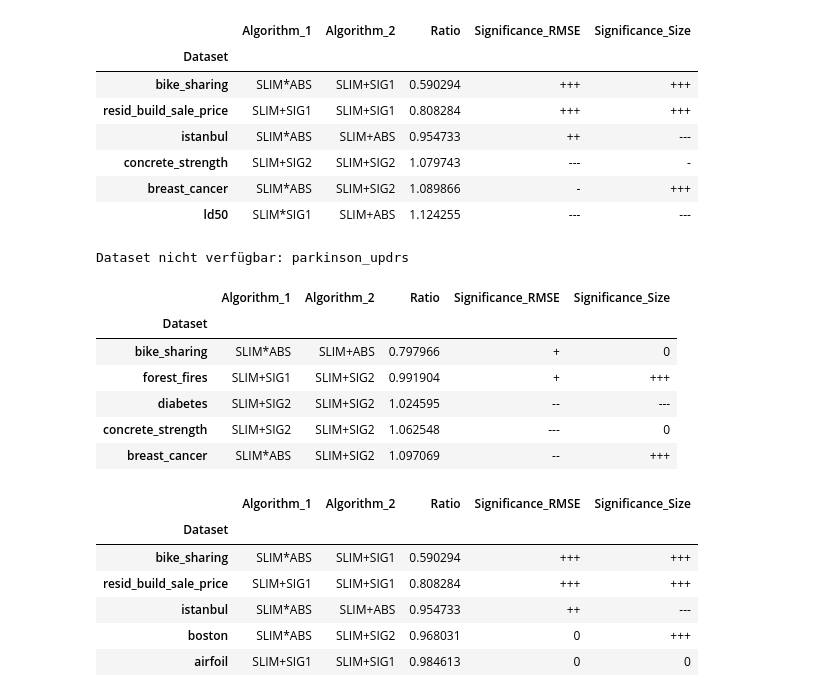
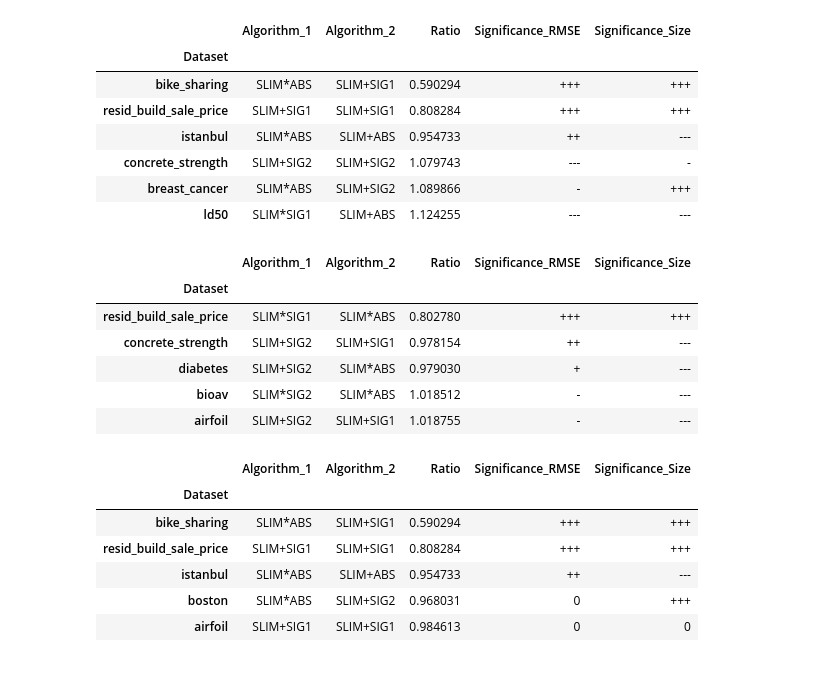
Before and after one commit to amarmate/SLIM-TEST-LITE, a Jupyter notebook: check_results.ipynb, the cells around one changed output. Drawn from its saved outputs; the diff is of its cells as text; code cells hidden in the pictures.

```diff
--- a/check_results.ipynb
+++ b/check_results.ipynb
@@ -18,25 +18,25 @@ for file in os.listdir('results/slim'):
         dataset_names.append(dataset_name)
 
 for dataset in dataset_names:
-    dict_params = {}
+    #dict_params = {}
     dict_results = {}
 
     for suffix in ['MUL_ABS', 'MUL_SIG1', 'MUL_SIG2', 'SUM_ABS', 'SUM_SIG1', 'SUM_SIG2']:
-        params = pickle.load(open(f'params/{dataset}_SLIM_{suffix}_scaled_strucmut_new.pkl', 'rb'))
-        dict_params.update(params)
-        results = pickle.load(open(f'results/slim/{dataset}_SLIM_{suffix}_scaled_strucmut_new.pkl', 'rb'))
+        #params = pickle.load(open(f'params/{dataset}_SLIM_{suffix}_scaled_strucmut_new_m1.pkl', 'rb'))
+        #dict_params.update(params)
+        results = pickle.load(open(f'results/slim/{dataset}_SLIM_{suffix}_scaled_strucmut_new_m2.pkl', 'rb'))
         for k, v in results.items():
             if k not in dict_results:
                 dict_results[k] = {}
             dict_results[k].update(v)
 
         # Delete the loaded pickle files
-        os.remove(f'params/{dataset}_SLIM_{suffix}_scaled_strucmut_new.pkl')
-        os.remove(f'results/slim/{dataset}_SLIM_{suffix}_scaled_strucmut_new.pkl')
+        #os.remove(f'params/{dataset}_SLIM_{suffix}_scaled_strucmut_new_m1.pkl')
+        os.remove(f'results/slim/{dataset}_SLIM_{suffix}_scaled_strucmut_new_m2.pkl')
 
     # Dump the results
-    pickle.dump(dict_params, open(f'params/{dataset}_scaled_strucmut_new.pkl', 'wb'))
-    pickle.dump(dict_results, open(f'results/slim/{dataset}_scaled_strucmut_new.pkl', 'wb'))
+    # pickle.dump(dict_params, open(f'params/{dataset}_scaled_strucmut_new_m1.pkl', 'wb'))
+    pickle.dump(dict_results, open(f'results/slim/{dataset}_scaled_strucmut_new_m2.pkl', 'wb'))
 # %% [markdown]
 #### Found
 - Ms upper of 0
@@ -764,17 +763,16 @@ Dataset nicht verfügbar: parkinson_updrs
 | breast_cancer | SLIM*ABS | SLIM+SIG2 | 1.089866 | - | +++ |
 | ld50 | SLIM*SIG1 | SLIM+ABS | 1.124255 | --- | --- |
 # %%
-result_best = calculate_statistical_significance_best('scaled_strucmut', 'scaled_strucmut_new', dataset_names)
+result_best = calculate_statistical_significance_best('scaled_strucmut_new', 'scaled_strucmut_new_m1', dataset_names)
 result_best[result_best['Significance_RMSE'] != '0'].sort_values('Ratio')
 # %% [output]
-Dataset nicht verfügbar: parkinson_updrs
 |  | Algorithm_1 | Algorithm_2 | Ratio | Significance_RMSE | Significance_Size |
 | Dataset |  |  |  |  |  |
-| bike_sharing | SLIM*ABS | SLIM+ABS | 0.797966 | + | 0 |
-| forest_fires | SLIM+SIG1 | SLIM+SIG2 | 0.991904 | + | +++ |
-| diabetes | SLIM+SIG2 | SLIM+SIG2 | 1.024595 | -- | --- |
-| concrete_strength | SLIM+SIG2 | SLIM+SIG2 | 1.062548 | --- | 0 |
-| breast_cancer | SLIM*ABS | SLIM+SIG2 | 1.097069 | -- | +++ |
+| resid_build_sale_price | SLIM*SIG1 | SLIM*ABS | 0.802780 | +++ | +++ |
+| concrete_strength | SLIM+SIG2 | SLIM+SIG1 | 0.978154 | ++ | --- |
+| diabetes | SLIM+SIG2 | SLIM*ABS | 0.979030 | + | --- |
+| bioav | SLIM*SIG2 | SLIM*ABS | 1.018512 | - | --- |
+| airfoil | SLIM+SIG2 | SLIM+SIG1 | 1.018755 | - | --- |
 # %%
 result_best.sort_values('Ratio')
 # %% [output]
```
Also changed, not shown: parts of 3 cells of this notebook, 31 other files.
